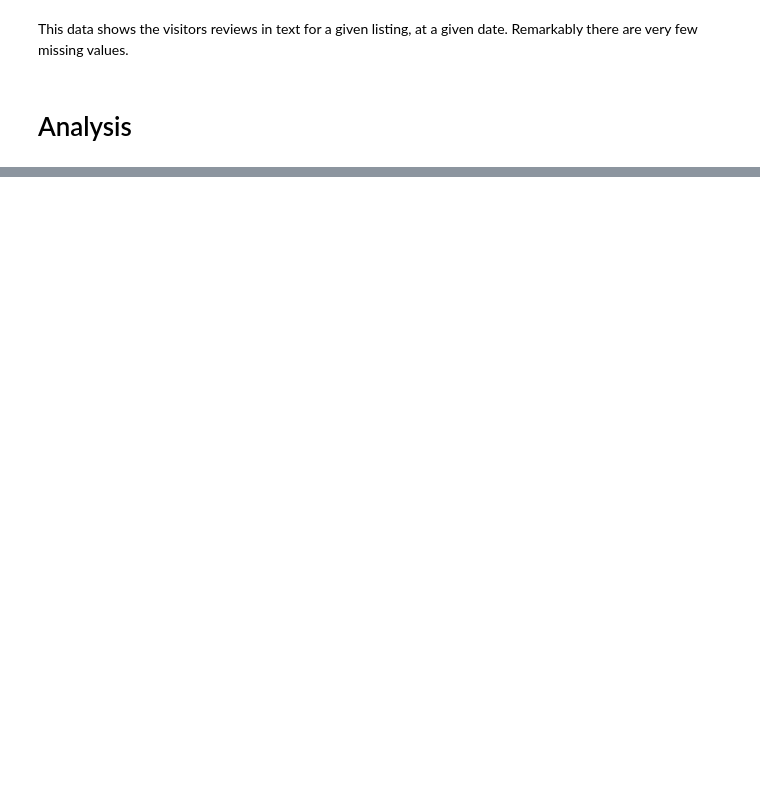
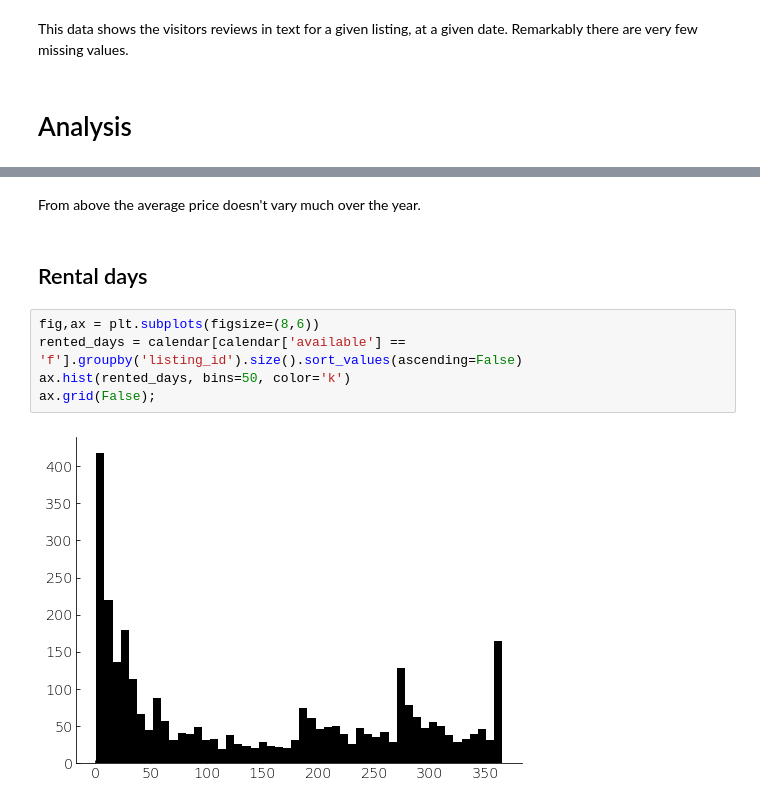
Before and after one commit to jiekebo/udacity_data_science_blog_post, a Jupyter notebook: notebook/Seattle Airbnb Data Analysis.ipynb, the cells around one changed output, grey strips where cells are left out. Saved outputs shown, nothing was run; the diff lists cells and outputs as text; blank space fills up the shorter version.

```diff
--- a/notebook/Seattle Airbnb Data Analysis.ipynb
+++ b/notebook/Seattle Airbnb Data Analysis.ipynb
@@ -114,0 +186,11 @@ calendar[calendar['available'] == 'f'].groupby('date').size().plot(ax=ax);
+# %% [markdown]
+From above the average price doesn't vary much over the year.
+# %% [markdown]
+## Rental days
+# %%
+fig,ax = plt.subplots(figsize=(8,6))
+rented_days = calendar[calendar['available'] == 'f'].groupby('listing_id').size().sort_values(ascending=False)
+ax.hist(rented_days, bins=50, color='k')
+ax.grid(False);
+# %% [output]
+[figure, added]
```
Also changed, not shown: parts of 25 cells of this notebook.
